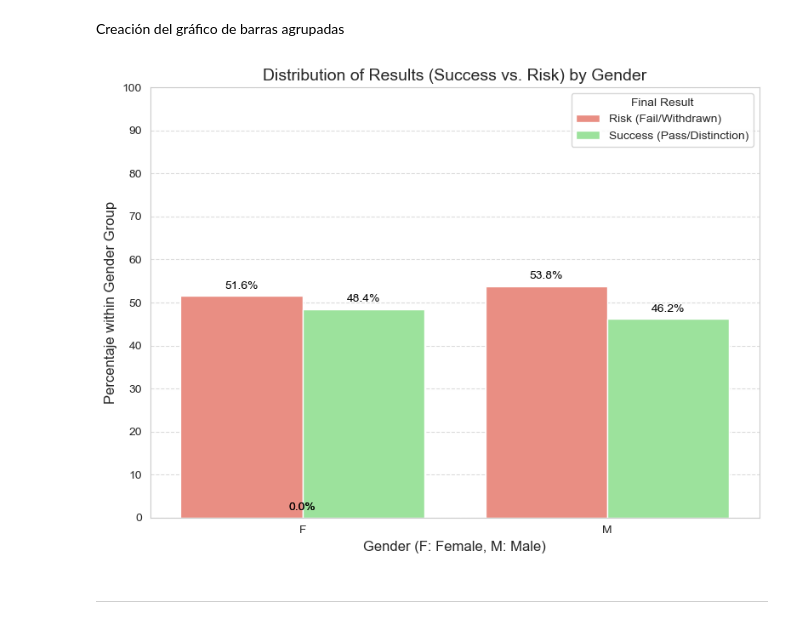
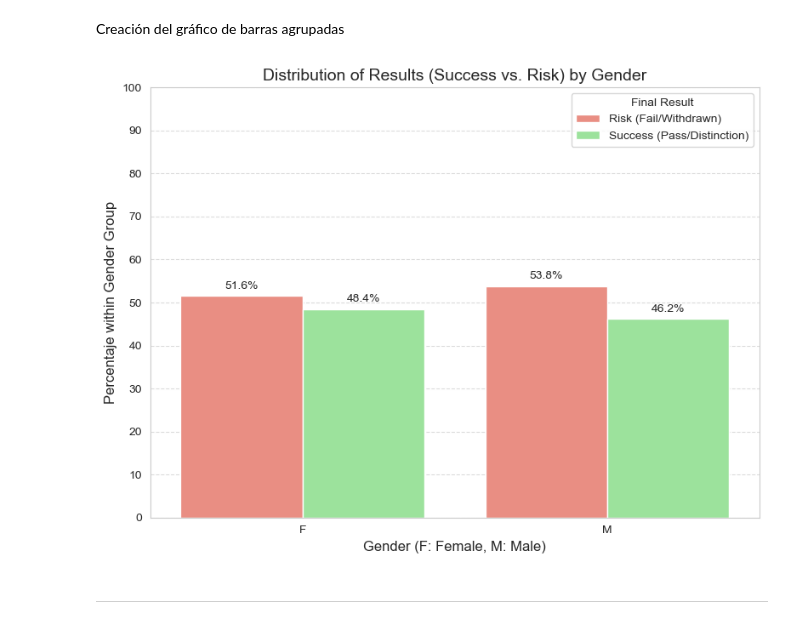
Before and after one commit to jp-roma/data_analytics_it_academy, a Jupyter notebook: Sprint _13: Cas pràctic - sense maquetar/notebooks/EDA_Project_IT_Academy.ipynb, the cells around one changed output. Saved outputs shown, nothing was run; the diff lists cells and outputs as text; code cells hidden in the pictures.

```diff
--- a/Sprint _13: Cas pràctic - sense maquetar/notebooks/EDA_Project_IT_Academy.ipynb
+++ b/Sprint _13: Cas pràctic - sense maquetar/notebooks/EDA_Project_IT_Academy.ipynb
@@ -371,48 +371,39 @@ df_gender_counts['Result'] = df_gender_counts['risk_class'].map({1: 'Success (Pa
 # %% [markdown]
 Creación del gráfico de barras agrupadas
 # %%
+from matplotlib.container import BarContainer
+
 # Configuración del gráfico
 plt.figure(figsize=(8, 6))
 
 # Crear el gráfico de barras agrupadas y normalizadas y obtener el eje para anotaciones
 ax = sns.barplot(
     data=df_gender_counts,
     x='gender',             # Género en el eje X
     y='percentage',         # Porcentaje en el eje Y
     hue='Result',           # El color (hue) diferenciará Éxito vs. Riesgo
     palette={
         'Success (Pass/Distinction)': 'lightgreen',
         'Risk (Fail/Withdrawn)': 'salmon'
     }
 )
 
 # Añadir etiquetas de valor a las barras usando las 'patches' de matplotlib
-for p in ax.patches:
-    height = p.get_height() # type: ignore
-    if np.isnan(height):
-        continue
-    ax.annotate(
-        f"{height:.1f}%",
-        xy=(p.get_x() + p.get_width() / 2., height), # type: ignore
-        xytext=(0, 4),            # desplazamiento en puntos para que el texto quede por encima de la barra
-        textcoords="offset points",
-        ha="center",
-        va="bottom",
-        color="black",
-        size=10
-    )
+for container in ax.containers:
+    if isinstance(container, BarContainer):
+        ax.bar_label(container, fmt='%.1f%%', padding=4, fontsize=10)
 
 # Title and tags
 plt.title('Distribution of Results (Success vs. Risk) by Gender', fontsize=14)
 plt.xlabel('Gender (F: Female, M: Male)', fontsize=12)
 plt.ylabel('Percentaje within Gender Group', fontsize=12)
 plt.yticks(range(0, 101, 10))
 plt.grid(axis='y', linestyle='--', alpha=0.7)
 plt.legend(title='Final Result')
 plt.tight_layout()
 plt.show()
 # %% [output]
-[figure, old version]
+[figure, new version]
 # %% [markdown]
 ---------------------------------------------------------------------------------------------------------------------
 # %% [markdown]
```
Also changed, not shown: parts of 8 cells of this notebook.
